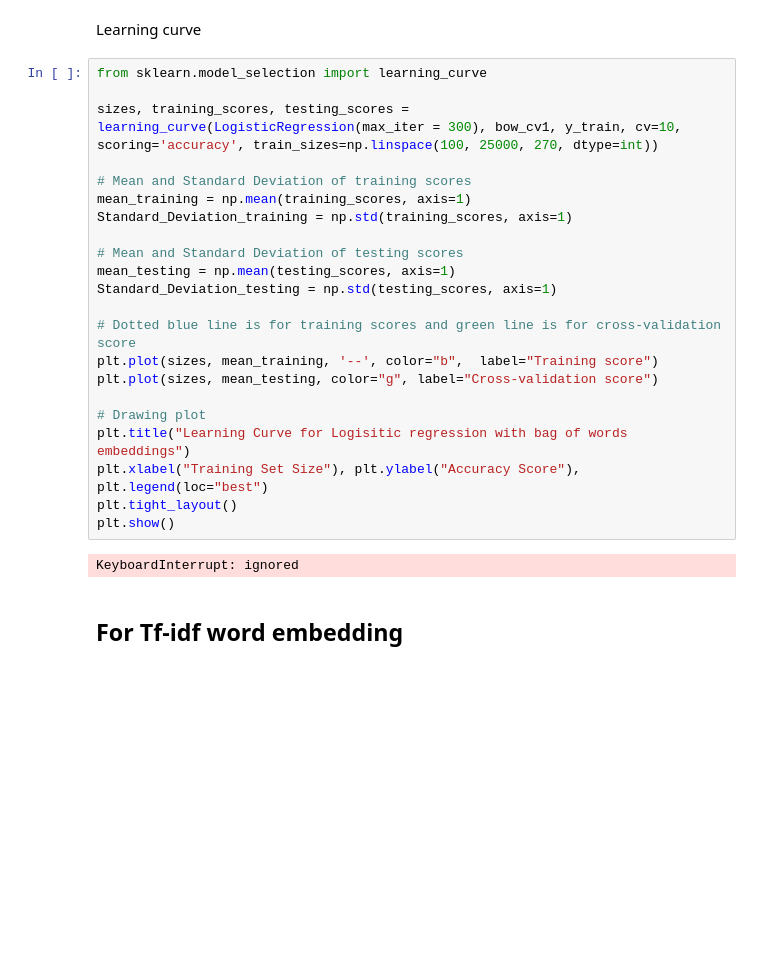
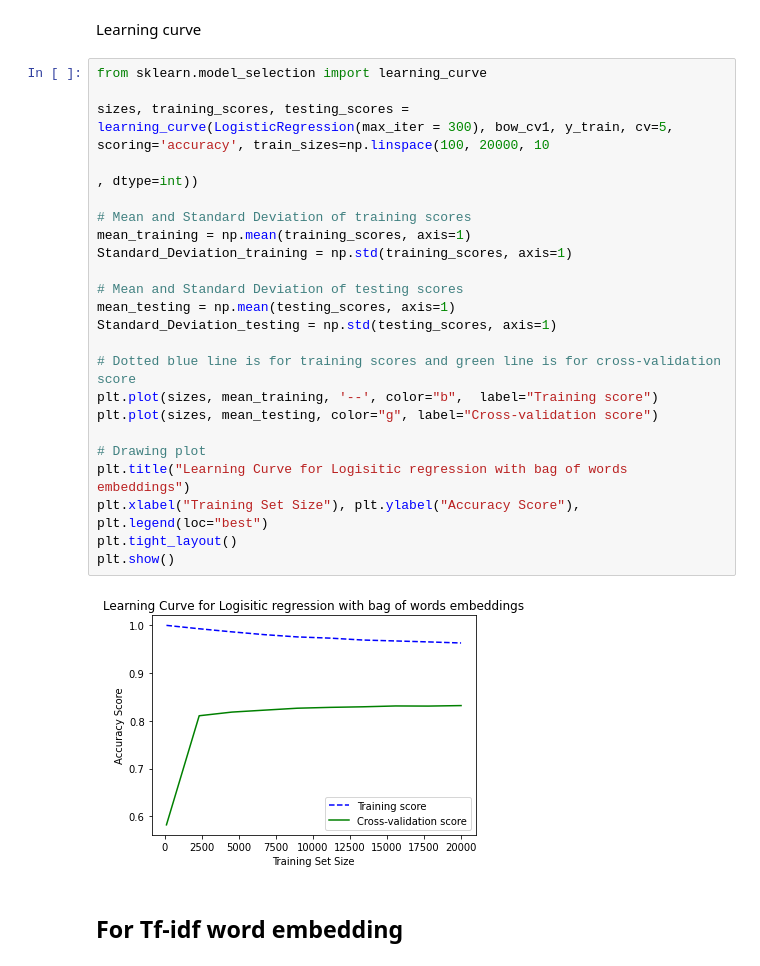
Before and after one commit to vishal19217/CyberBullying_Sentiment_Analysis, a Jupyter notebook: Preprocessing3.ipynb, the cells around one changed output. Saved outputs shown, nothing was run; the diff lists cells and outputs as text; blank space fills up the shorter version.

Commit message:
Added learning curves for LOgistic regression

```diff
--- a/Preprocessing3.ipynb
+++ b/Preprocessing3.ipynb
@@ -1068,27 +1068,28 @@ Learning curve
 # %%
 from sklearn.model_selection import learning_curve
 
-sizes, training_scores, testing_scores = learning_curve(LogisticRegression(max_iter = 300), bow_cv1, y_train, cv=10, scoring='accuracy', train_sizes=np.linspace(100, 25000, 270, dtype=int))
+sizes, training_scores, testing_scores = learning_curve(LogisticRegression(max_iter = 300), bow_cv1, y_train, cv=5, scoring='accuracy', train_sizes=np.linspace(100, 20000, 10
+                                                                                                                                                                , dtype=int))
 
 # Mean and Standard Deviation of training scores
 mean_training = np.mean(training_scores, axis=1)
 Standard_Deviation_training = np.std(training_scores, axis=1)
 
 # Mean and Standard Deviation of testing scores
 mean_testing = np.mean(testing_scores, axis=1)
 Standard_Deviation_testing = np.std(testing_scores, axis=1)
 
 # Dotted blue line is for training scores and green line is for cross-validation score
 plt.plot(sizes, mean_training, '--', color="b",  label="Training score")
 plt.plot(sizes, mean_testing, color="g", label="Cross-validation score")
 
 # Drawing plot
 plt.title("Learning Curve for Logisitic regression with bag of words embeddings")
 plt.xlabel("Training Set Size"), plt.ylabel("Accuracy Score"), plt.legend(loc="best")
 plt.tight_layout()
 plt.show()
 # %% [output]
-KeyboardInterrupt: ignored
+[figure, added]
 # %% [markdown]
 ## For Tf-idf word embedding
 # %%
```
Also changed, not shown: parts of 7 cells of this notebook.
